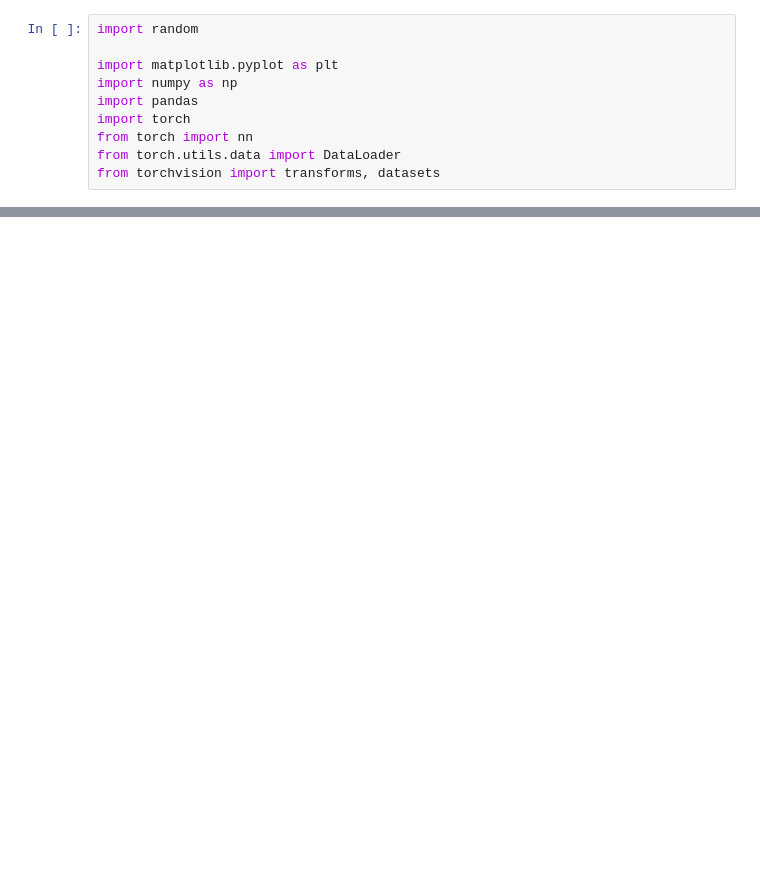
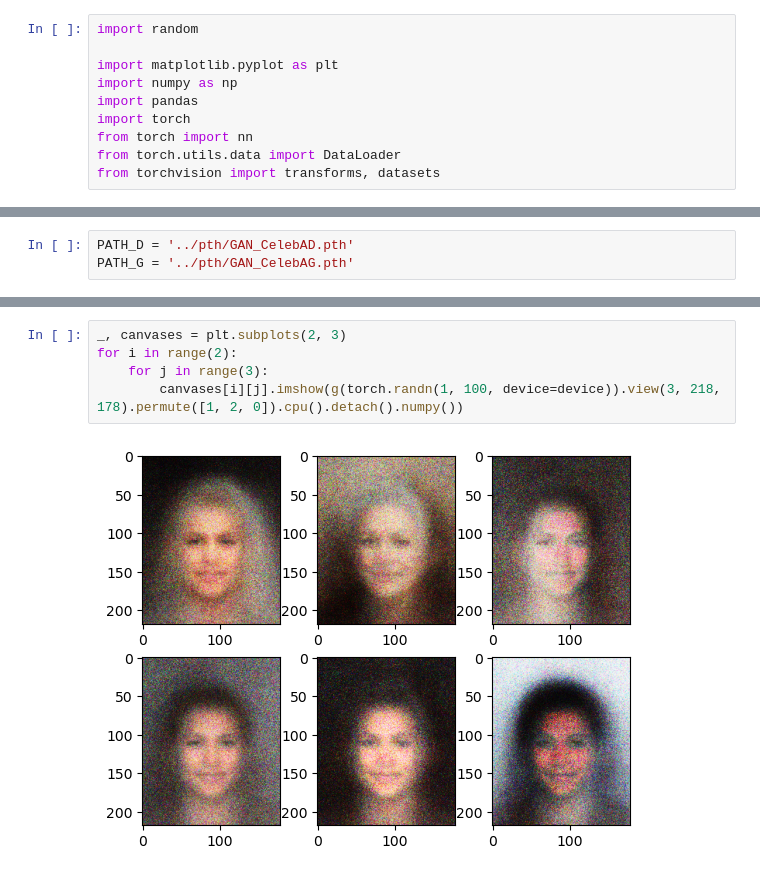
Before and after one commit to flowerfalling/DeepLearning, a Jupyter notebook: GAN/GAN[CelebA].ipynb, the cells around one changed output, grey strips where cells are left out. Drawn from its saved outputs; the diff is of its cells as text; blank space fills up the shorter version.

```diff
--- a/GAN/GAN[CelebA].ipynb
+++ b/GAN/GAN[CelebA].ipynb
@@ -10,0 +83,3 @@ from torchvision import transforms, datasets
+# %%
+PATH_D = '../pth/GAN_CelebAD.pth'
+PATH_G = '../pth/GAN_CelebAG.pth'
@@ -17,0 +124,7 @@ RuntimeError: The daily quota of the file img_align_celeba.zip is exceeded and i
+# %%
+_, canvases = plt.subplots(2, 3)
+for i in range(2):
+    for j in range(3):
+        canvases[i][j].imshow(g(torch.randn(1, 100, device=device)).view(3, 218, 178).permute([1, 2, 0]).cpu().detach().numpy())
+# %% [output]
+[figure, added]
```
Also changed, not shown: parts of 8 cells of this notebook, 3 other files.
